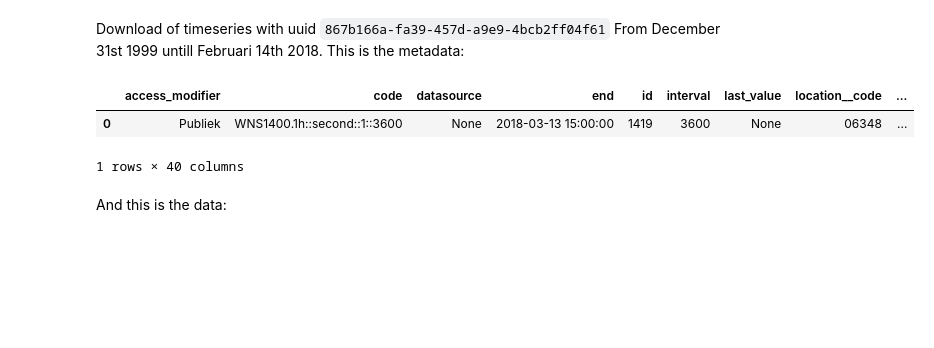
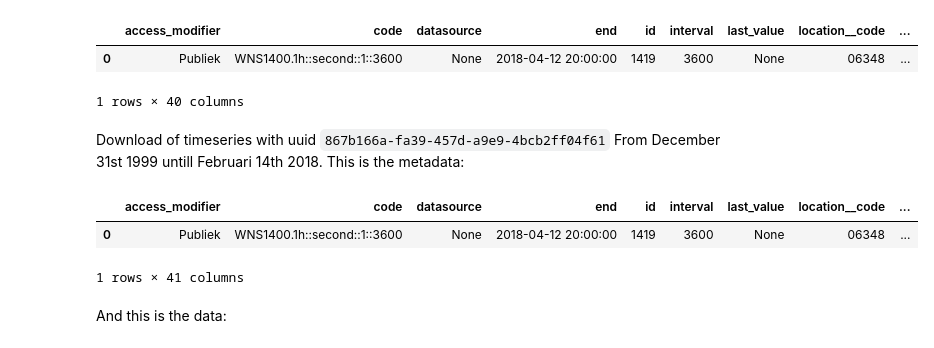
Before and after one commit to lizardsystem/lizard-connector, a Jupyter notebook: Example_EN.ipynb, the cells around one changed output. Cells and saved outputs as stored; diff of their text form; code cells hidden in the pictures; blank space fills up the shorter version.

```diff
--- a/Example_EN.ipynb
+++ b/Example_EN.ipynb
@@ -49,17 +27,24 @@ metadata
+# %%
+result = cli.timeseries.get(uuid="867b166a-fa39-457d-a9e9-4bcb2ff04f61")
+result.metadata
+# %% [output]
+|  | access_modifier | code | datasource | end | id | interval | last_value | location__code | ... |
+| 0 | Publiek | WNS1400.1h::second::1::3600 | None | 2018-04-12 20:00:00 | 1419 | 3600 | None | 06348 | ... |
+1 rows × 40 columns
 # %% [markdown]
 Download of timeseries with uuid `867b166a-fa39-457d-a9e9-4bcb2ff04f61` From December 31st 1999 untill Februari 14th 2018.
 This is the metadata:
 # %%
 queryparams = {
     "end":1518631200000,
     "start":946681200000,
     "window":"month"
 }
-metadata, events = cli.timeseries.download(uuid="867b166a-fa39-457d-a9e9-4bcb2ff04f61", **queryparams)
-metadata
+result = cli.timeseries.get(uuid="867b166a-fa39-457d-a9e9-4bcb2ff04f61", **queryparams)
+result.metadata
 # %% [output]
 |  | access_modifier | code | datasource | end | id | interval | last_value | location__code | ... |
-| 0 | Publiek | WNS1400.1h::second::1::3600 | None | 2018-03-13 15:00:00 | 1419 | 3600 | None | 06348 | ... |
+| 0 | Publiek | WNS1400.1h::second::1::3600 | None | 2018-04-12 20:00:00 | 1419 | 3600 | None | 06348 | ... |
-1 rows × 40 columns
+1 rows × 41 columns
 # %% [markdown]
 And this is the data:
```
Also changed, not shown: parts of 6 cells of this notebook, 3 other files.
